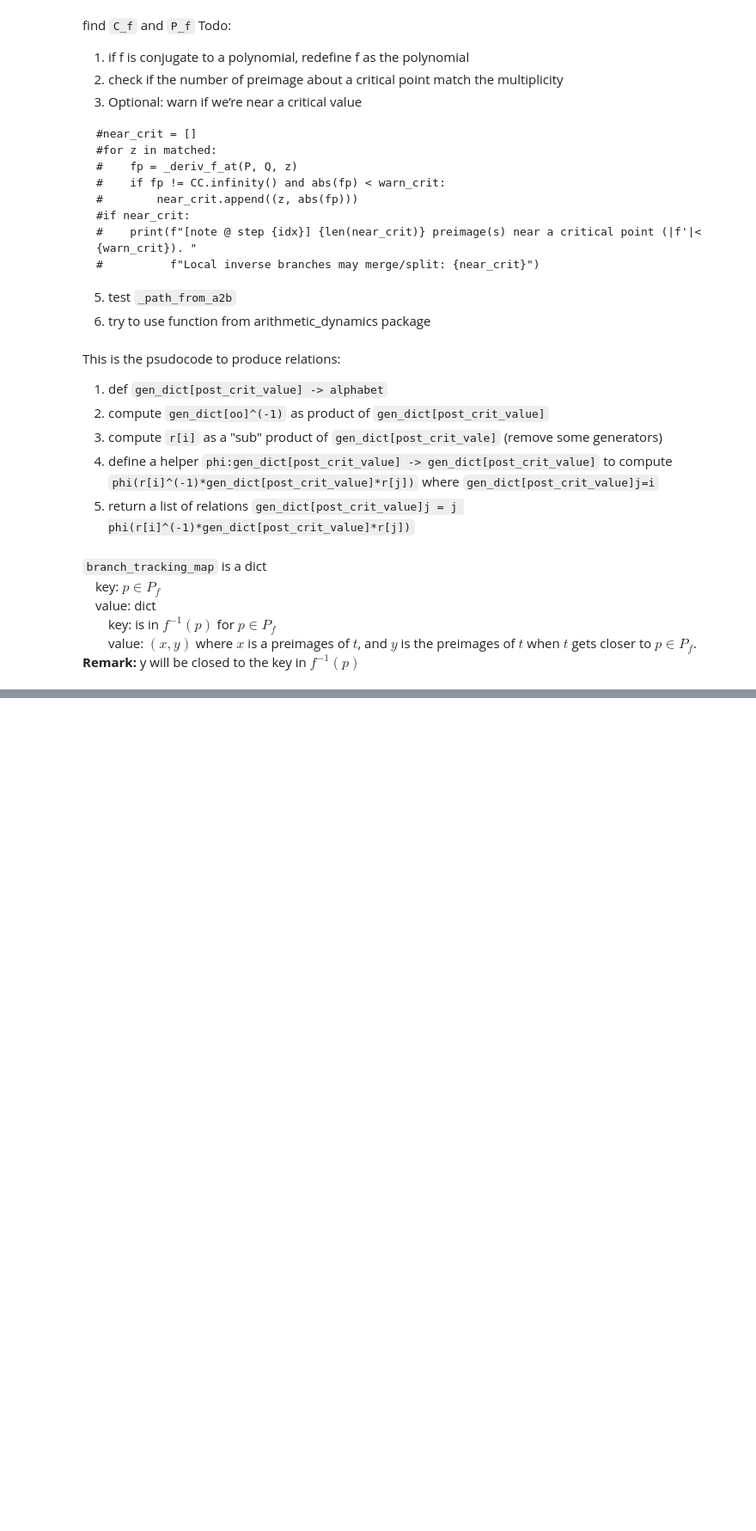
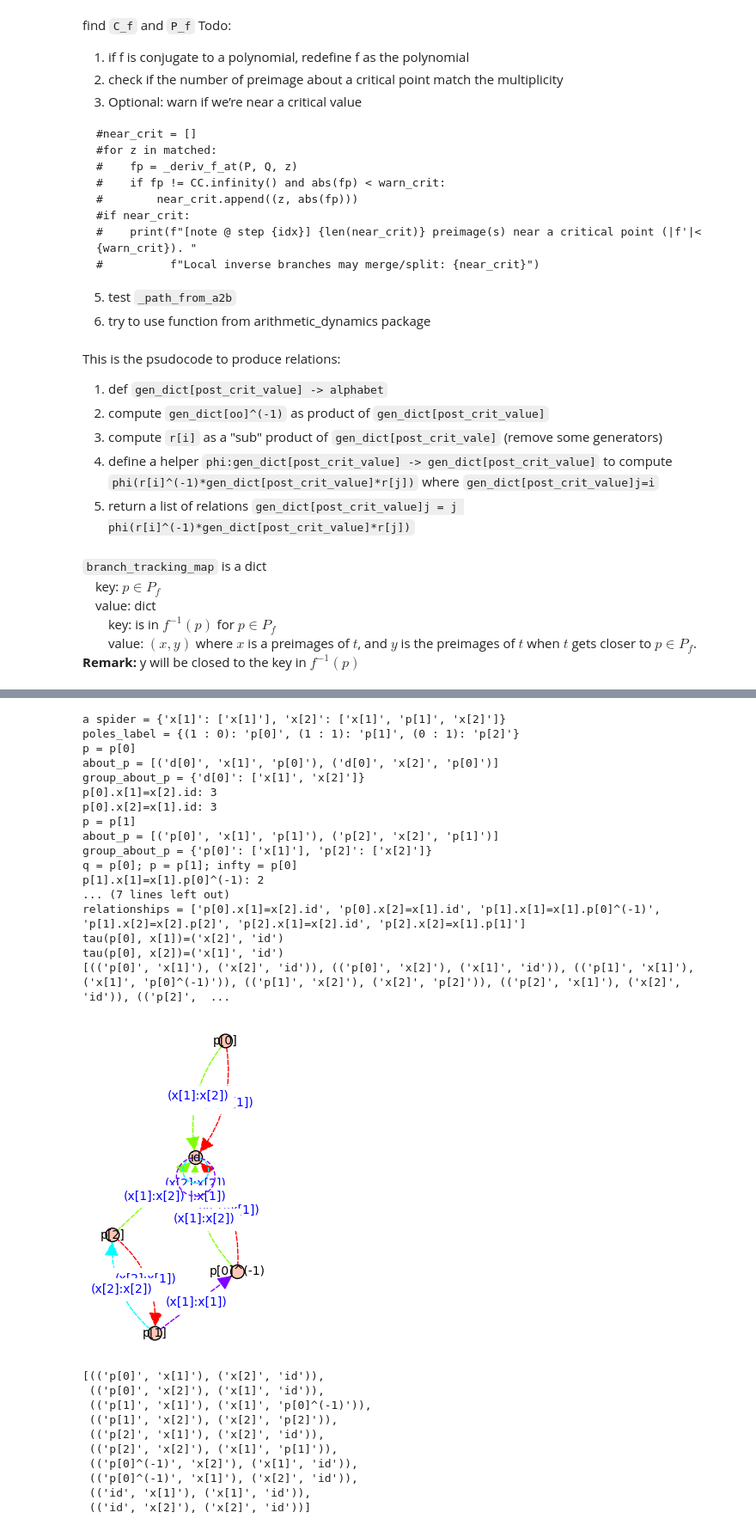
Before and after one commit to junwenwaynepeng/IteratedMonodromyGroup, a Jupyter notebook: IteratedMonodromyGroup.ipynb, the cells around one changed output, grey strips where cells are left out. Shown at 86% size. Cells and saved outputs as stored; diff of their text form; code cells hidden in the pictures; blank space fills up the shorter version.

```diff
--- a/IteratedMonodromyGroup.ipynb
+++ b/IteratedMonodromyGroup.ipynb
@@ -1018,39 +1158,0 @@ Success! Good spider found.
-# %%
-data = branch_tracking_map
-poles = list(post_crit_points)
-dots = []
-roots = []
-for generator in data.keys():
-    for preimages in data[generator].keys():
-        if preimages not in poles:
-            dots.append(preimages)
-        for root, trace in data[generator][preimages]:
-            if root not in roots:
-                roots.append(root)
-poles_label = {pole: f'p[{poles.index(pole)}]' for pole in poles}
-dots_label = {dot: f'd[{dots.index(dot)}]' for dot in dots}
-roots_label = {root: f'x[{roots.index(root)}]' for root in roots}
-pos_dict = {}
-# %%
-G = Graph(multiedges=True, loops=True, sparse=True)  # Use MultiDiGraph for potential parallel edges
-for generator in data.keys():
-    for dot in data[generator].keys():
-        if dot in dots:
-            pos_dict[dots_label[dot]] = [dot.real(), dot.imag()]
-            dot_label = dots_label[dot]
-        else:
-            pos_dict[poles_label[dot]] = [dot.real(), dot.imag()]
-            dot_label = poles_label[dot]
-        for x, y in data[generator][dot]:
-            G.add_edges([(dot_label, roots_label[x], f'{poles_label[generator]}')])
-            pos_dict[roots_label[x]] = [x.real(), x.imag()]
-G.graphplot(pos=pos_dict, edge_labels=True, vertex_size=1000).plot(figsize=[20,20])
-# %%
-x = var('x')
-f =-2*x^3 + 3*x^2 + 1/2
-base_point = (1+i)
-figs = preimage_path_plots(f, base_point, steps=10, steps_infty=100, include_infty=True)
-# Or any finite critical value:
-for cv, G in figs.items():
-    print("cv =", cv)
-    show(G)
@@ -1066,0 +1159,32 @@ cv = infty
+# %%
+auto = to_automaton(G, label_generators, poles_label, post_crit_points, a_spider)
+auto.arrows
+# %% [output]
+a spider = {'x[1]': ['x[1]'], 'x[2]': ['x[1]', 'p[1]', 'x[2]']}
+poles_label = {(1 : 0): 'p[0]', (1 : 1): 'p[1]', (0 : 1): 'p[2]'}
+p = p[0]
+about_p = [('d[0]', 'x[1]', 'p[0]'), ('d[0]', 'x[2]', 'p[0]')]
+group_about_p = {'d[0]': ['x[1]', 'x[2]']}
+p[0].x[1]=x[2].id: 3
+p[0].x[2]=x[1].id: 3
+p = p[1]
+about_p = [('p[0]', 'x[1]', 'p[1]'), ('p[2]', 'x[2]', 'p[1]')]
+group_about_p = {'p[0]': ['x[1]'], 'p[2]': ['x[2]']}
+q = p[0]; p = p[1]; infty = p[0]
+p[1].x[1]=x[1].p[0]^(-1): 2
+... (7 lines left out)
+relationships = ['p[0].x[1]=x[2].id', 'p[0].x[2]=x[1].id', 'p[1].x[1]=x[1].p[0]^(-1)', 'p[1].x[2]=x[2].p[2]', 'p[2].x[1]=x[2].id', 'p[2].x[2]=x[1].p[1]']
+tau(p[0], x[1])=('x[2]', 'id')
+tau(p[0], x[2])=('x[1]', 'id')
+[(('p[0]', 'x[1]'), ('x[2]', 'id')), (('p[0]', 'x[2]'), ('x[1]', 'id')), (('p[1]', 'x[1]'), ('x[1]', 'p[0]^(-1)')), (('p[1]', 'x[2]'), ('x[2]', 'p[2]')), (('p[2]', 'x[1]'), ('x[2]', 'id')), (('p[2]',  ...
+[figure, added]
+[(('p[0]', 'x[1]'), ('x[2]', 'id')),
+ (('p[0]', 'x[2]'), ('x[1]', 'id')),
+ (('p[1]', 'x[1]'), ('x[1]', 'p[0]^(-1)')),
+ (('p[1]', 'x[2]'), ('x[2]', 'p[2]')),
+ (('p[2]', 'x[1]'), ('x[2]', 'id')),
+ (('p[2]', 'x[2]'), ('x[1]', 'p[1]')),
+ (('p[0]^(-1)', 'x[2]'), ('x[1]', 'id')),
+ (('p[0]^(-1)', 'x[1]'), ('x[2]', 'id')),
+ (('id', 'x[1]'), ('x[1]', 'id')),
+ (('id', 'x[2]'), ('x[2]', 'id'))]
```
Also changed, not shown: parts of 11 cells of this notebook.
